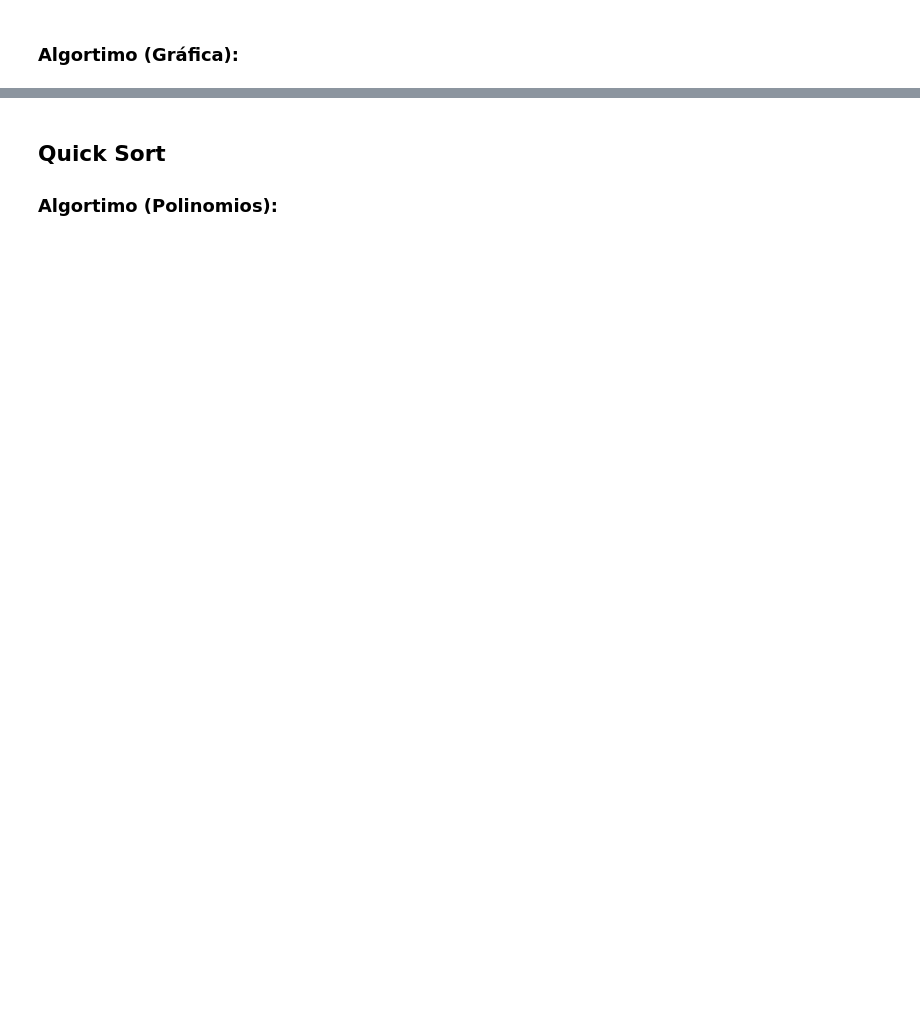
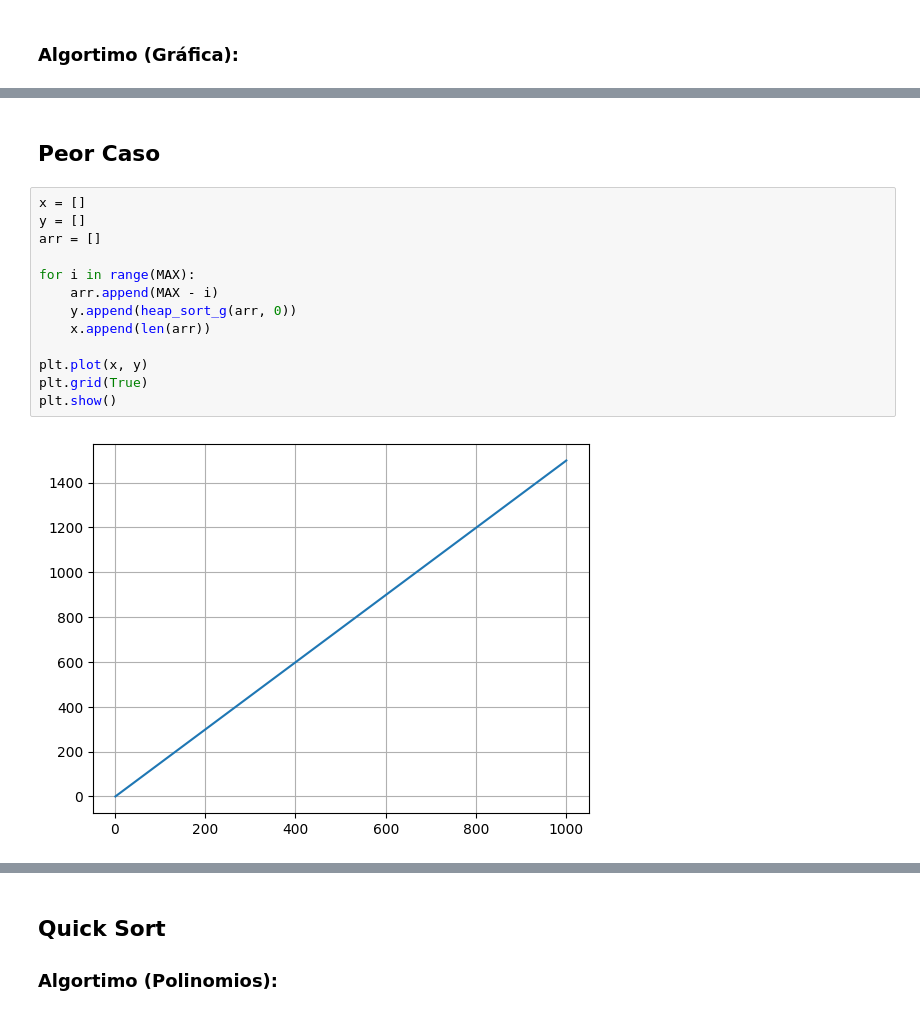
Before and after one commit to amglezb/EDA-II, a Jupyter notebook: GONZALEZ_BARRAGAN-PRACTICA_2/practica2.ipynb, the cells around one changed output, grey strips where cells are left out. Drawn from its saved outputs; the diff is of its cells as text; blank space fills up the shorter version.

```diff
--- a/GONZALEZ_BARRAGAN-PRACTICA_2/practica2.ipynb
+++ b/GONZALEZ_BARRAGAN-PRACTICA_2/practica2.ipynb
@@ -113,0 +104,17 @@ print(arr)
+# %% [markdown]
+## **Peor Caso**
+# %%
+x = []
+y = []
+arr = []
+
+for i in range(MAX):
+    arr.append(MAX - i)
+    y.append(heap_sort_g(arr, 0))
+    x.append(len(arr))
+
+plt.plot(x, y)
+plt.grid(True)
+plt.show()
+# %% [output]
+[figure, added]
```
Also changed, not shown: parts of 10 cells of this notebook.
